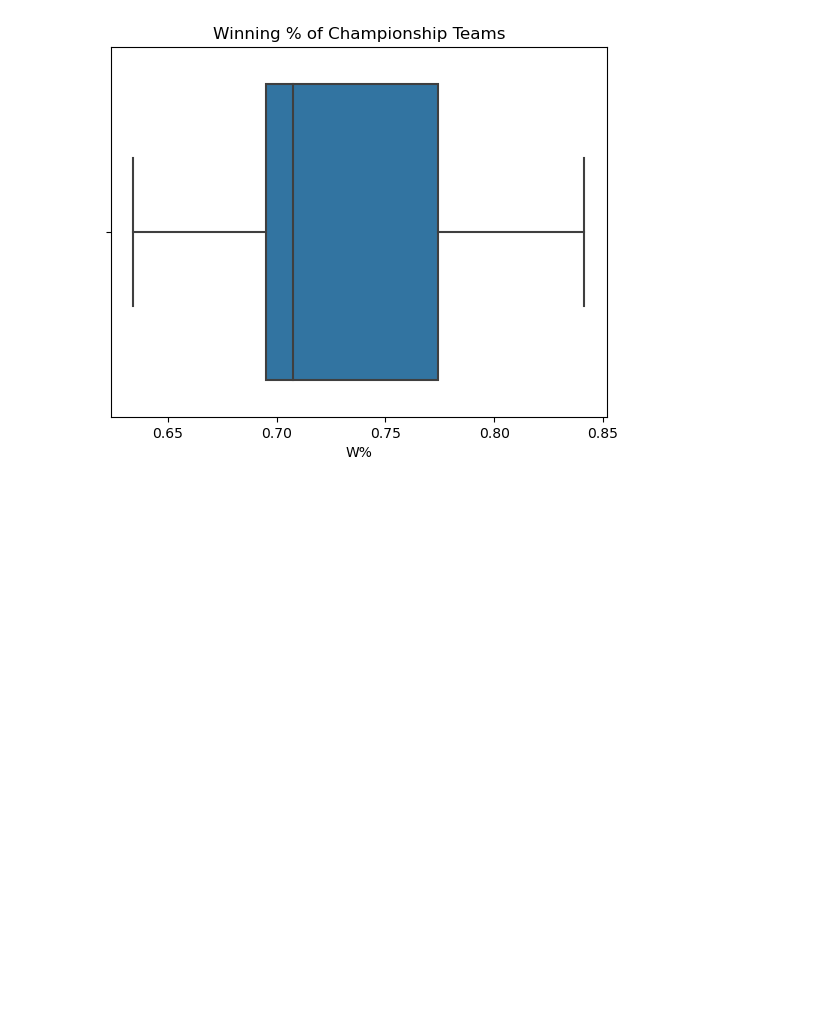
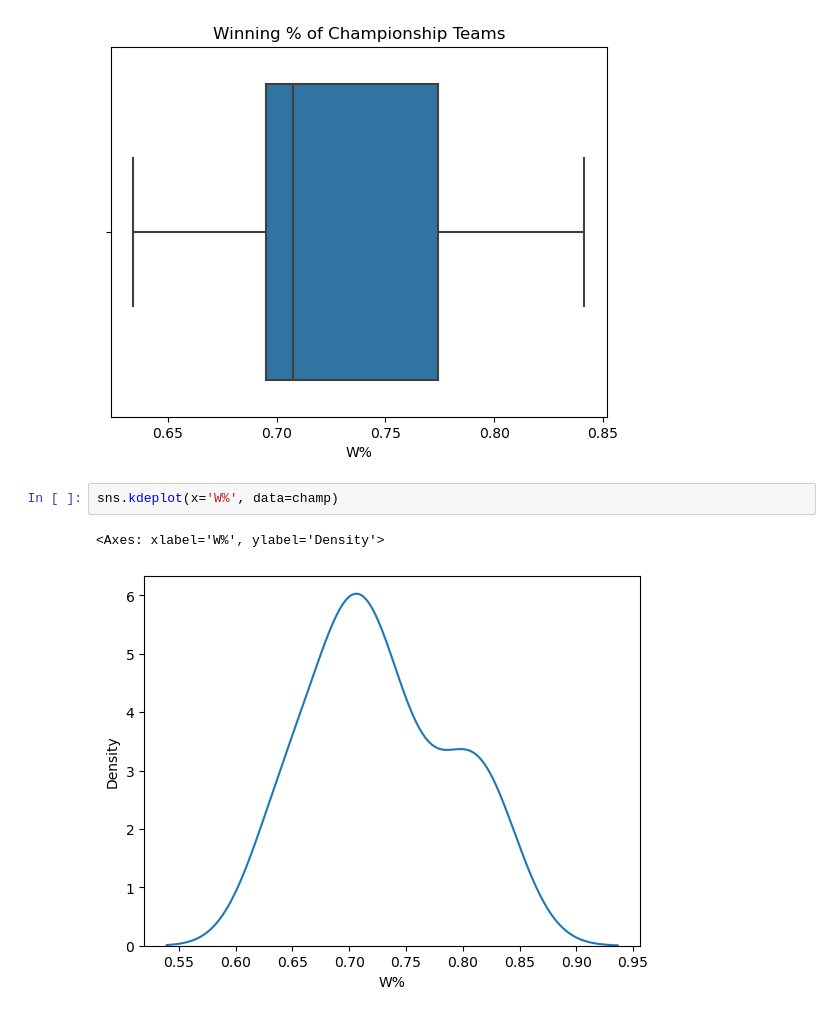
Before and after one commit to abdulksyed10/CS2410FinalProject, a Jupyter notebook: Preprocessing.ipynb, the cells around one changed output. Saved outputs shown, nothing was run; the diff lists cells and outputs as text; blank space fills up the shorter version.

```diff
--- a/Preprocessing.ipynb
+++ b/Preprocessing.ipynb
@@ -283,3 +356,8 @@ plt.title('Winning % of Championship Teams')
 # %% [output]
 Text(0.5, 1.0, 'Winning % of Championship Teams')
 [figure]
+# %%
+sns.kdeplot(x='W%', data=champ)
+# %% [output]
+<Axes: xlabel='W%', ylabel='Density'>
+[figure, added]
```
Also changed, not shown: parts of 4 cells of this notebook.
